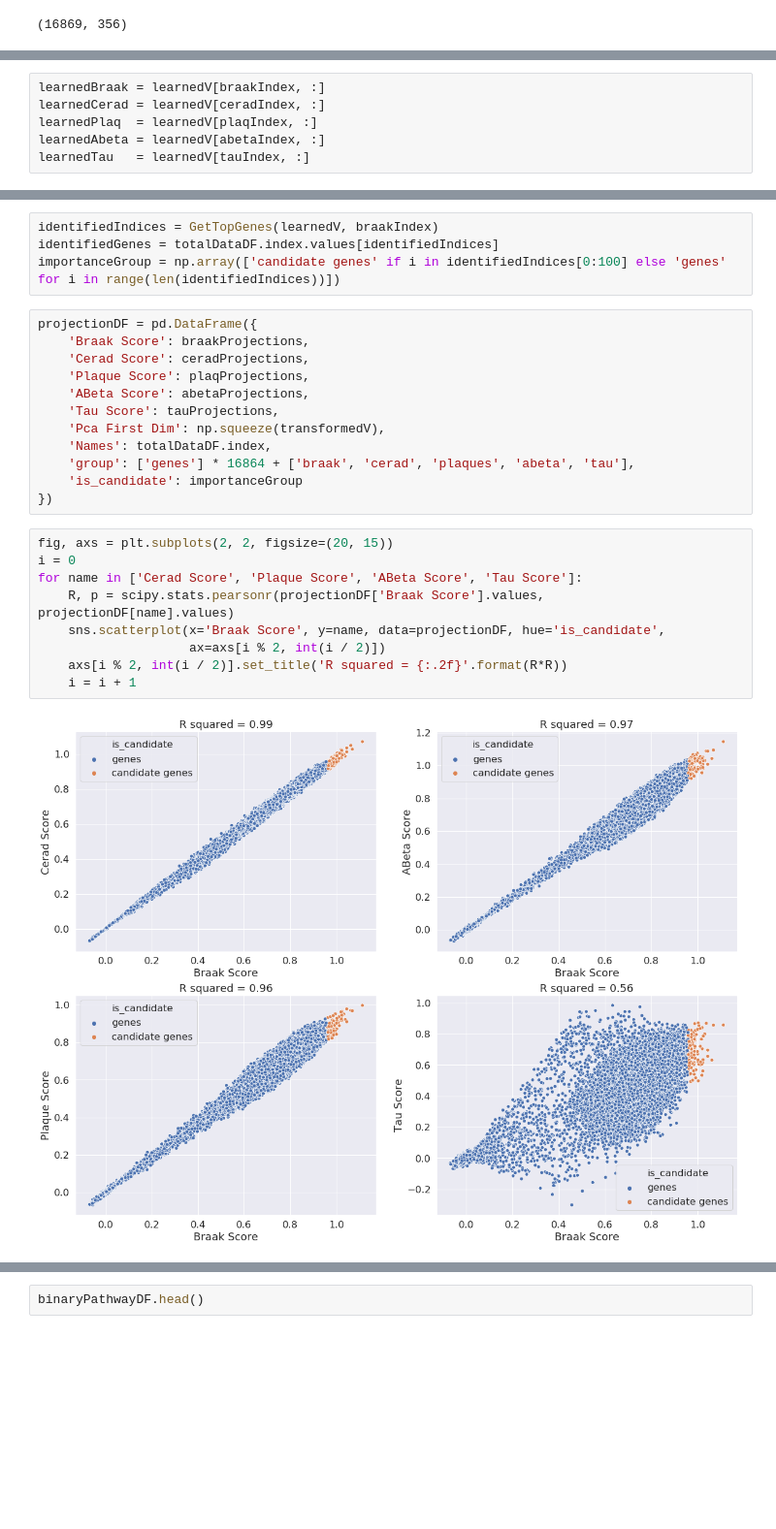
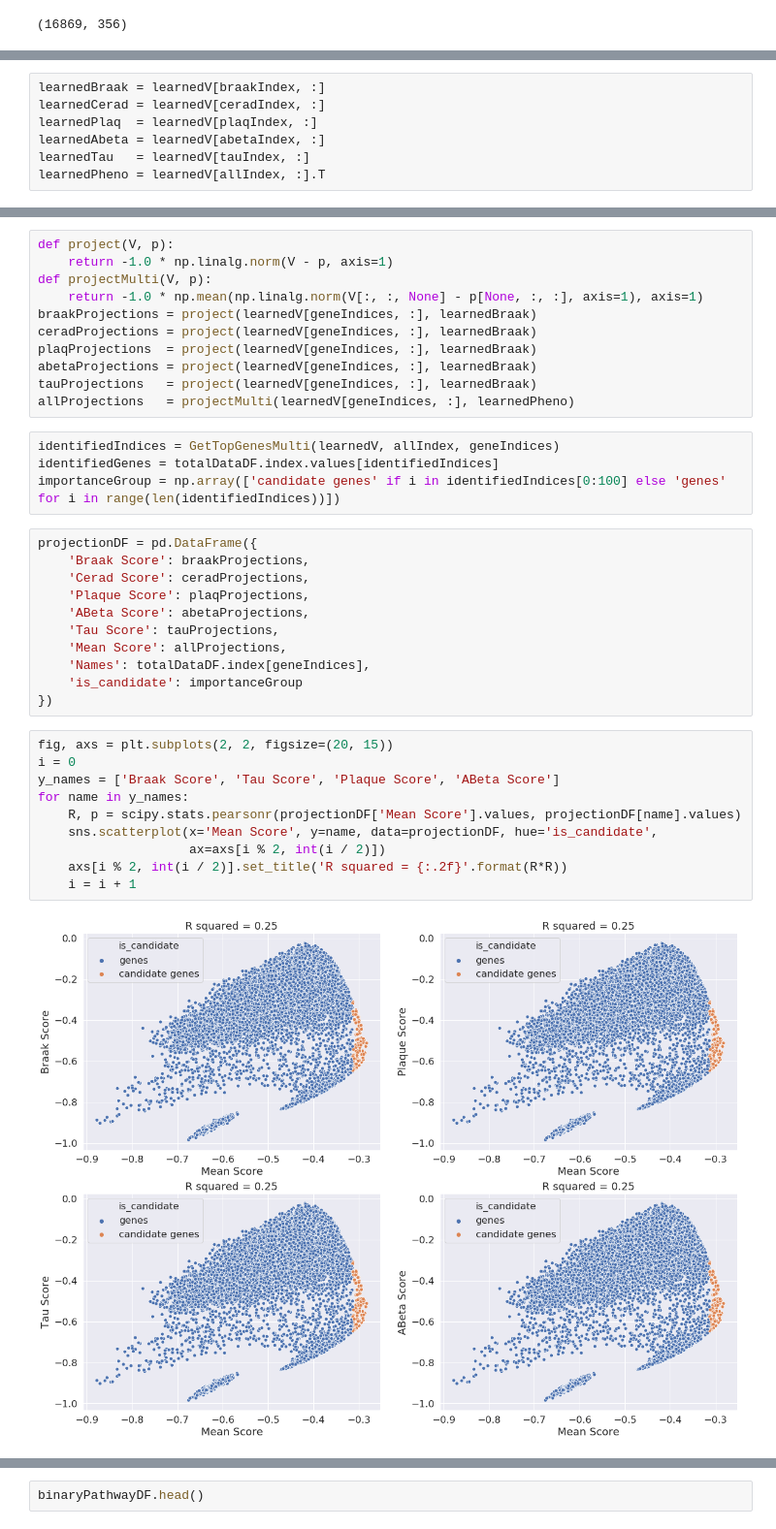
Before and after one commit to psturmfels/cfAD, a Jupyter notebook: AnalyzeTopGenes.ipynb, the cells around one changed output, grey strips where cells are left out. Shown at 97% size. Cells and saved outputs as stored; diff of their text form; blank space fills up the shorter version.

```diff
--- a/AnalyzeTopGenes.ipynb
+++ b/AnalyzeTopGenes.ipynb
@@ -57,3 +64,4 @@ learnedCerad = learnedV[ceradIndex, :]
 learnedPlaq  = learnedV[plaqIndex, :]
 learnedAbeta = learnedV[abetaIndex, :]
 learnedTau   = learnedV[tauIndex, :]
+learnedPheno = learnedV[allIndex, :].T
@@ -78,5 +68,16 @@ array(['genes', 'candi', 'genes', 'genes', 'genes', 'genes', 'genes',
+# %%
+def project(V, p):
+    return -1.0 * np.linalg.norm(V - p, axis=1)
+def projectMulti(V, p):
+    return -1.0 * np.mean(np.linalg.norm(V[:, :, None] - p[None, :, :], axis=1), axis=1)
+braakProjections = project(learnedV[geneIndices, :], learnedBraak)
+ceradProjections = project(learnedV[geneIndices, :], learnedBraak)
+plaqProjections  = project(learnedV[geneIndices, :], learnedBraak)
+abetaProjections = project(learnedV[geneIndices, :], learnedBraak)
+tauProjections   = project(learnedV[geneIndices, :], learnedBraak)
+allProjections   = projectMulti(learnedV[geneIndices, :], learnedPheno)
 # %%
-identifiedIndices = GetTopGenes(learnedV, braakIndex)
+identifiedIndices = GetTopGenesMulti(learnedV, allIndex, geneIndices)
 identifiedGenes = totalDataDF.index.values[identifiedIndices]
 importanceGroup = np.array(['candidate genes' if i in identifiedIndices[0:100] else 'genes' for i in range(len(identifiedIndices))])
 # %%
@@ -86,20 +87,20 @@ projectionDF = pd.DataFrame({
     'Plaque Score': plaqProjections,
     'ABeta Score': abetaProjections,
     'Tau Score': tauProjections,
-    'Pca First Dim': np.squeeze(transformedV),
-    'Names': totalDataDF.index,
-    'group': ['genes'] * 16864 + ['braak', 'cerad', 'plaques', 'abeta', 'tau'],
+    'Mean Score': allProjections,
+    'Names': totalDataDF.index[geneIndices],
     'is_candidate': importanceGroup
 })
 # %%
 fig, axs = plt.subplots(2, 2, figsize=(20, 15))
 i = 0
-for name in ['Cerad Score', 'Plaque Score', 'ABeta Score', 'Tau Score']:
-    R, p = scipy.stats.pearsonr(projectionDF['Braak Score'].values, projectionDF[name].values)
-    sns.scatterplot(x='Braak Score', y=name, data=projectionDF, hue='is_candidate',
+y_names = ['Braak Score', 'Tau Score', 'Plaque Score', 'ABeta Score']
+for name in y_names:
+    R, p = scipy.stats.pearsonr(projectionDF['Mean Score'].values, projectionDF[name].values)
+    sns.scatterplot(x='Mean Score', y=name, data=projectionDF, hue='is_candidate',
                     ax=axs[i % 2, int(i / 2)])
     axs[i % 2, int(i / 2)].set_title('R squared = {:.2f}'.format(R*R))
     i = i + 1
 # %% [output]
-[figure, old version]
+[figure, new version]
 # %%
```
Also changed, not shown: parts of 17 cells of this notebook, 5 other files.
